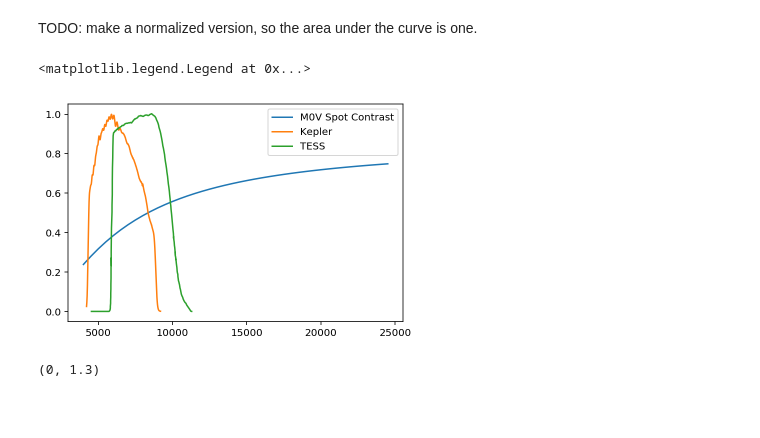
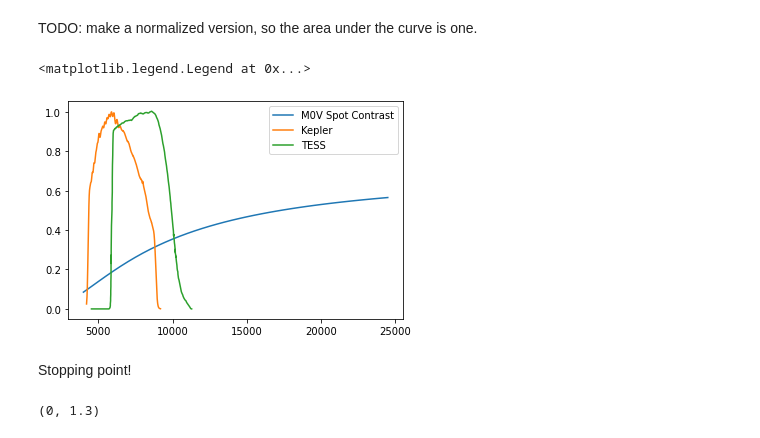
Before and after one commit to BrownDwarf/contracosta, a Jupyter notebook: notebooks/04_contrast_theory/04_03_Kepler_Tess_passband_Final_Fig1.ipynb, the cells around one changed output. Drawn from its saved outputs; the diff is of its cells as text; code cells hidden in the pictures; blank space fills up the shorter version.

Commit message:
Co-working with Ryan on spot physics

```diff
--- a/notebooks/04_contrast_theory/04_03_Kepler_Tess_passband_Final_Fig1.ipynb
+++ b/notebooks/04_contrast_theory/04_03_Kepler_Tess_passband_Final_Fig1.ipynb
@@ -85,7 +13,7 @@ map1[0,0] + amp/4
 # %% [markdown]
 #### Get the Kepler band
 # %%
-kep_response = pd.read_csv('../../xveganx/data/K2/kepler_response_hires1.txt',
+kep_response = pd.read_csv('../../data/kepler_response_hires1.txt',
                            names=['wl_nm','trans'],
                            skiprows=9, delim_whitespace=True)
 kep_response['wl_ang'] = kep_response.wl_nm * 10.0
@@ -106,7 +34,7 @@ kep_response.head()
 # %%
 #! wget https://heasarc.gsfc.nasa.gov/docs/tess/data/tess-response-function-v1.0.csv
 # %%
-tess_response = pd.read_csv('../data/tess-response-function-v1.0.csv', skiprows=8, names=['wl_nm', 'trans'])
+tess_response = pd.read_csv('../../data/tess-response-function-v1.0.csv', skiprows=8, names=['wl_nm', 'trans'])
 # %% [markdown]
 TODO: make a normalized version, so the area under the curve is one.
 # %%
@@ -116,17 +42,22 @@ bb_lam = astropy.modeling.blackbody.blackbody_lambda
+# %%
+bb_cool = physical_models.BlackBody(temperature=4100*u.Kelvin)
+bb_hot = physical_models.BlackBody(temperature=5700*u.Kelvin)
+# %%
+#wls = np.array([4000, 10000, 25000])
+wls = np.arange(4000, 25000, 500)*u.Angstrom
 # %%
-#wls = np.array([4000, 10000, 25000])
-wls = np.arange(4000, 25000, 500)
 T_phot = 3800.0
 T_spot = 3300.0#0.86 * T_phot
-flux_hot = bb_lam(wls*u.angstrom, T_phot)
-flux_cool = bb_lam(wls*u.angstrom, T_spot)
+#flux_hot = bb_lam(wls*u.angstrom, T_phot)
+#flux_cool = bb_lam(wls*u.angstrom, T_spot)
 
-contrast = flux_cool/flux_hot
+#contrast = flux_cool/flux_hot
+contrast = bb_cool(wls)/bb_hot(wls)
 
 plt.plot(wls, contrast, label='M0V Spot Contrast')
 plt.plot(kep_response.wl_ang, kep_response.trans_norm / kep_response.trans_norm.max(), label='Kepler')
 plt.plot(tess_response.wl_nm*10.0, tess_response.trans, label='TESS')
 plt.legend(loc='best')
 # %% [output]
 <matplotlib.legend.Legend at 0x...>
-[figure, old version]
+[figure, new version]
@@ -135,3 +64,5 @@ import Starfish
+# %% [markdown]
+Stopping point!
 # %%
 import yaml
 # %%
```
Also changed, not shown: parts of 22 cells of this notebook.
